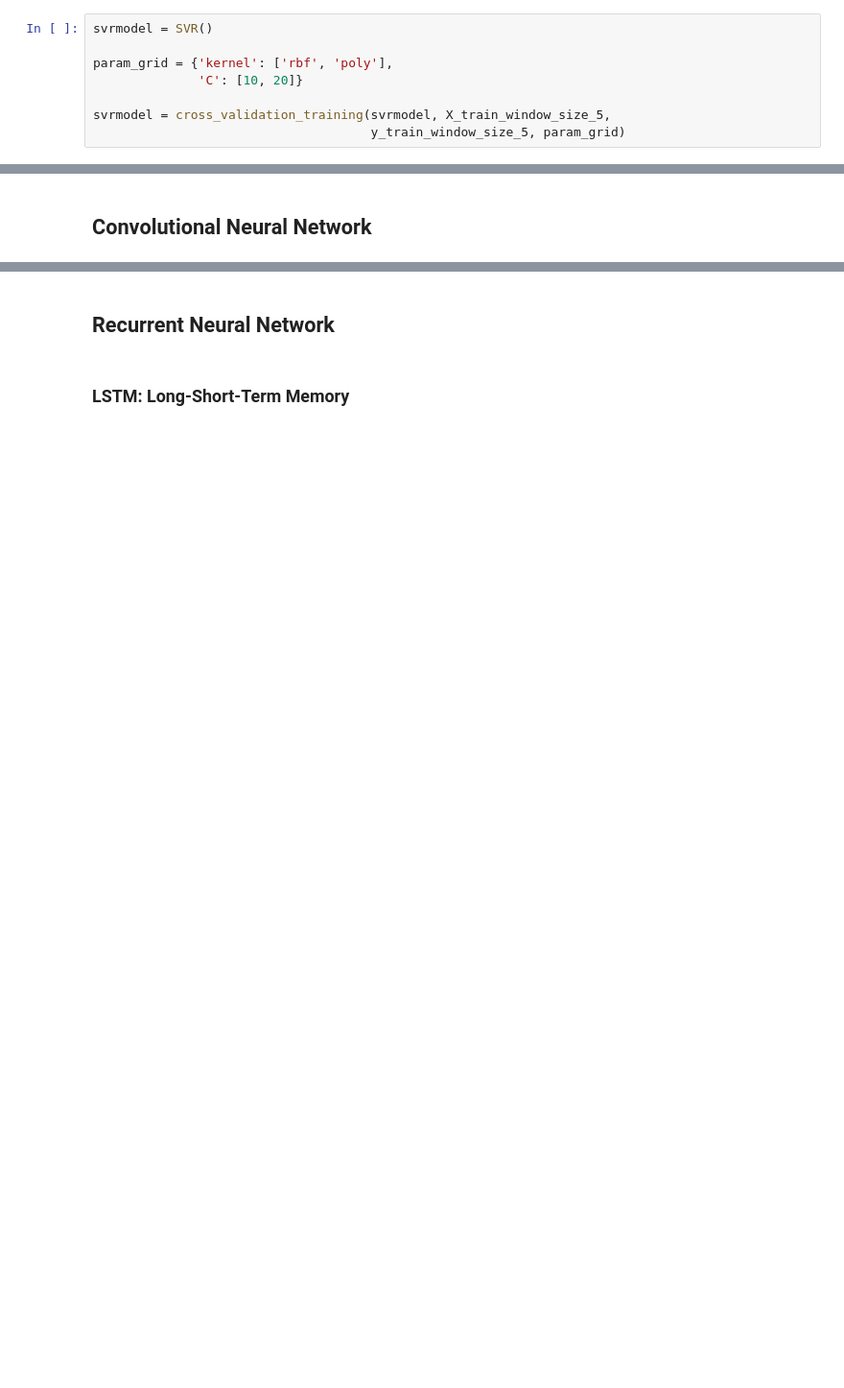
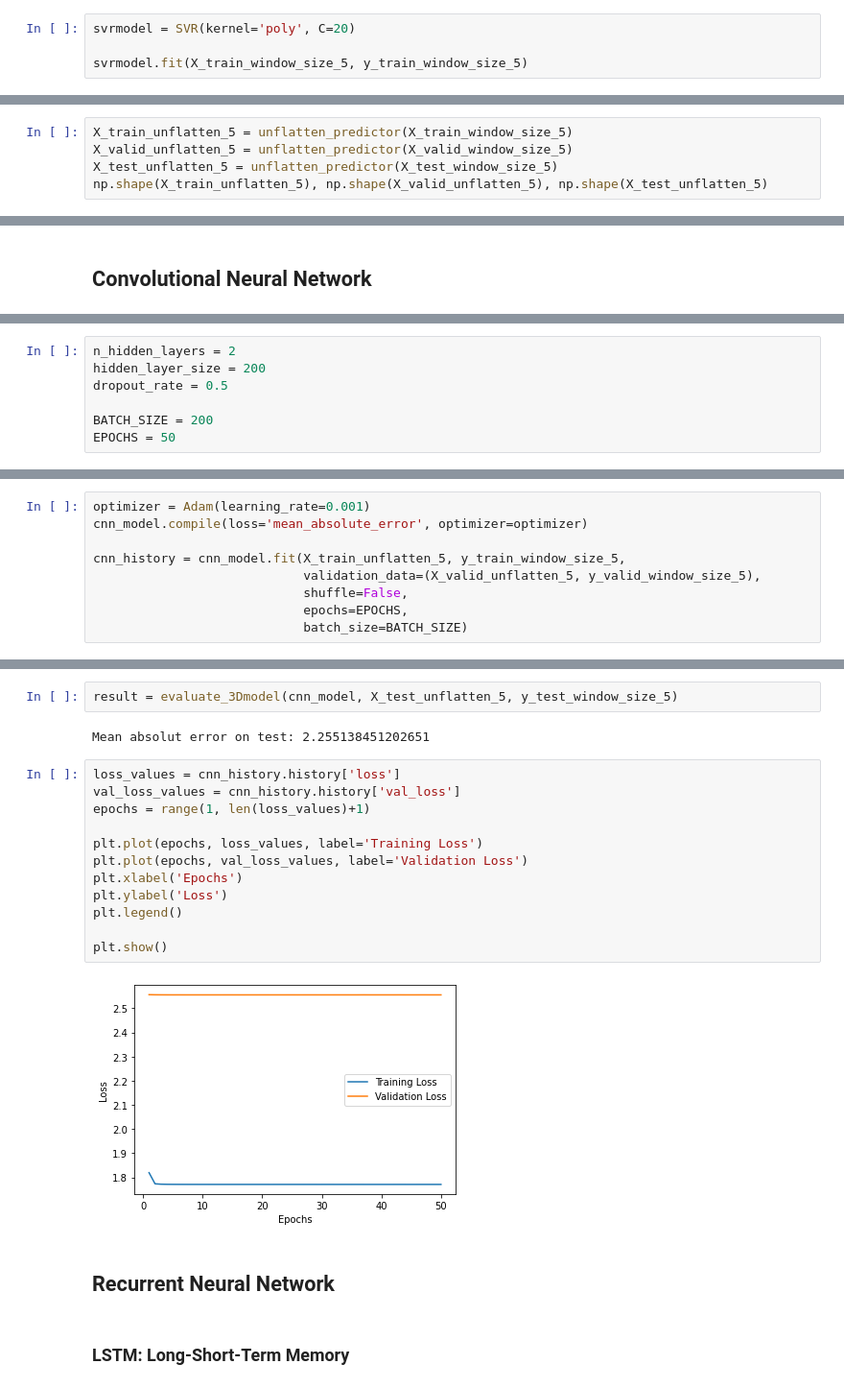
Before and after one commit to TazTornadoo/SigmoidFreud, a Jupyter notebook: Python/Submission/Electricity_price_prediction_5.ipynb, the cells around one changed output, grey strips where cells are left out. Shown at 96% size. Drawn from its saved outputs; the diff is of its cells as text; blank space fills up the shorter version.

Commit message:
Added basic models for LSTM and CNN

```diff
--- a/Python/Submission/Electricity_price_prediction_5.ipynb
+++ b/Python/Submission/Electricity_price_prediction_5.ipynb
@@ -743,11 +745,7 @@ Mean absolut error on test: 2.2541326150899144
 # %% [markdown]
 ## Support Vector Machine Regression
 # %%
-svrmodel = SVR()
+svrmodel = SVR(kernel='poly', C=20)
 
-param_grid = {'kernel': ['rbf', 'poly'],
-              'C': [10, 20]}
-
-svrmodel = cross_validation_training(svrmodel, X_train_window_size_5,
-                                     y_train_window_size_5, param_grid)
+svrmodel.fit(X_train_window_size_5, y_train_window_size_5)
 # %% [output]
@@ -1117,0 +1143,5 @@ plt.show()
+# %%
+X_train_unflatten_5 = unflatten_predictor(X_train_window_size_5)
+X_valid_unflatten_5 = unflatten_predictor(X_valid_window_size_5)
+X_test_unflatten_5 = unflatten_predictor(X_test_window_size_5)
+np.shape(X_train_unflatten_5), np.shape(X_valid_unflatten_5), np.shape(X_test_unflatten_5)
@@ -1119,0 +1161,7 @@ plt.show()
+# %%
+n_hidden_layers = 2
+hidden_layer_size = 200
+dropout_rate = 0.5
+
+BATCH_SIZE = 200
+EPOCHS = 50
@@ -1119,0 +1211,9 @@ plt.show()
+# %%
+optimizer = Adam(learning_rate=0.001)
+cnn_model.compile(loss='mean_absolute_error', optimizer=optimizer)
+
+cnn_history = cnn_model.fit(X_train_unflatten_5, y_train_window_size_5,
+                            validation_data=(X_valid_unflatten_5, y_valid_window_size_5),
+                            shuffle=False,
+                            epochs=EPOCHS,
+                            batch_size=BATCH_SIZE)
@@ -1120,3 +1242,21 @@ plt.show()
+# %%
+result = evaluate_3Dmodel(cnn_model, X_test_unflatten_5, y_test_window_size_5)
+# %% [output]
+Mean absolut error on test: 2.255138451202651
+# %%
+loss_values = cnn_history.history['loss']
+val_loss_values = cnn_history.history['val_loss']
+epochs = range(1, len(loss_values)+1)
+
+plt.plot(epochs, loss_values, label='Training Loss')
+plt.plot(epochs, val_loss_values, label='Validation Loss')
+plt.xlabel('Epochs')
+plt.ylabel('Loss')
+plt.legend()
+
+plt.show()
+# %% [output]
+[figure, added]
 # %% [markdown]
 ## Recurrent Neural Network
 # %% [markdown]
```
Also changed, not shown: parts of 28 cells of this notebook.
